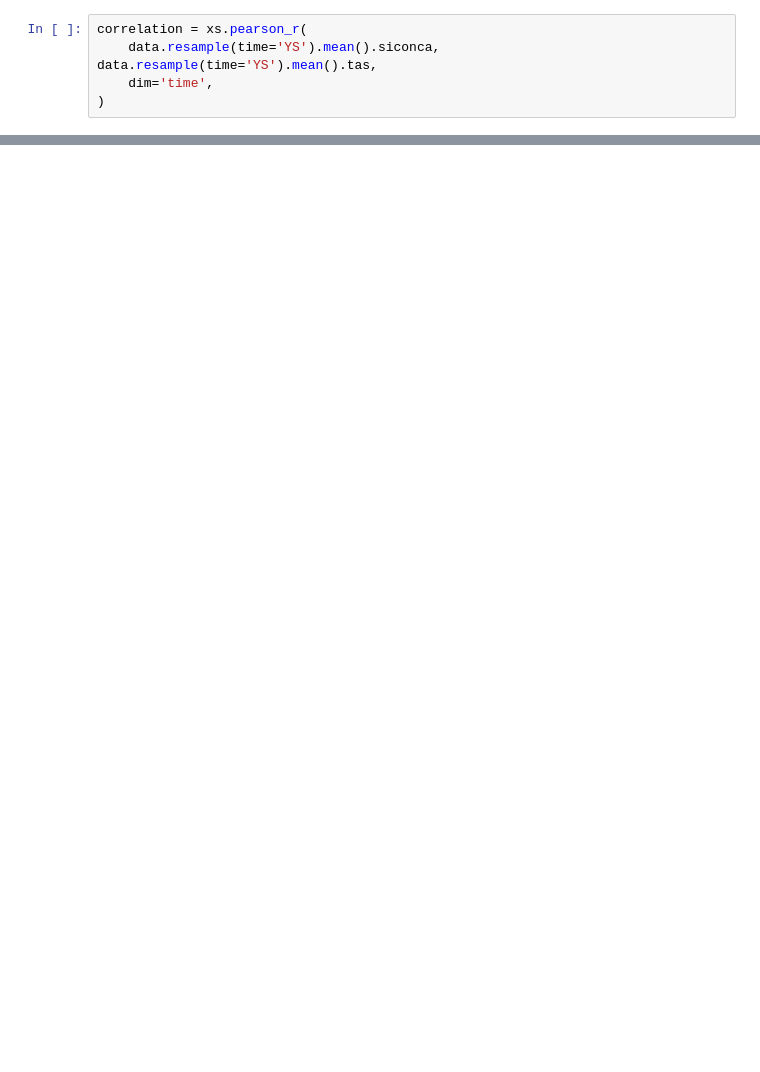
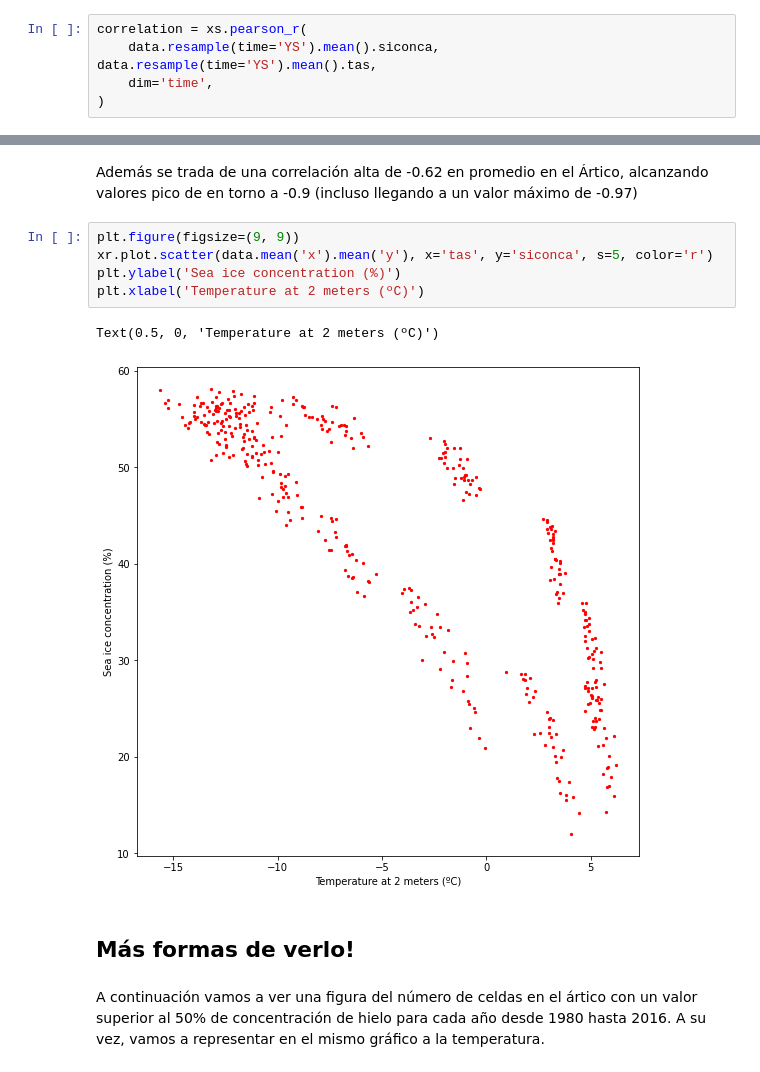
Before and after one commit to aperezvelasco/predictia-cassini-hackaton, a Jupyter notebook: main-notebook.ipynb, the cells around one changed output, grey strips where cells are left out. Saved outputs shown, nothing was run; the diff lists cells and outputs as text; blank space fills up the shorter version.

```diff
--- a/main-notebook.ipynb
+++ b/main-notebook.ipynb
@@ -145,0 +162,14 @@ Coordinates:
+# %% [markdown]
+Además se trada de una correlación alta de -0.62 en promedio en el Ártico, alcanzando valores pico de en torno a -0.9 (incluso llegando a un valor máximo de -0.97)
+# %%
+plt.figure(figsize=(9, 9))
+xr.plot.scatter(data.mean('x').mean('y'), x='tas', y='siconca', s=5, color='r')
+plt.ylabel('Sea ice concentration (%)')
+plt.xlabel('Temperature at 2 meters (ºC)')
+# %% [output]
+Text(0.5, 0, 'Temperature at 2 meters (ºC)')
+[figure, added]
+# %% [markdown]
+## Más formas de verlo!
+# %% [markdown]
+A continuación vamos a ver una figura del número de celdas en el ártico con un valor superior al 50% de concentración de hielo para cada año desde 1980 hasta 2016. A su vez, vamos a representar en el mismo gráfico a la temperatura.
```
Also changed, not shown: parts of 35 cells of this notebook, 1 other file.
